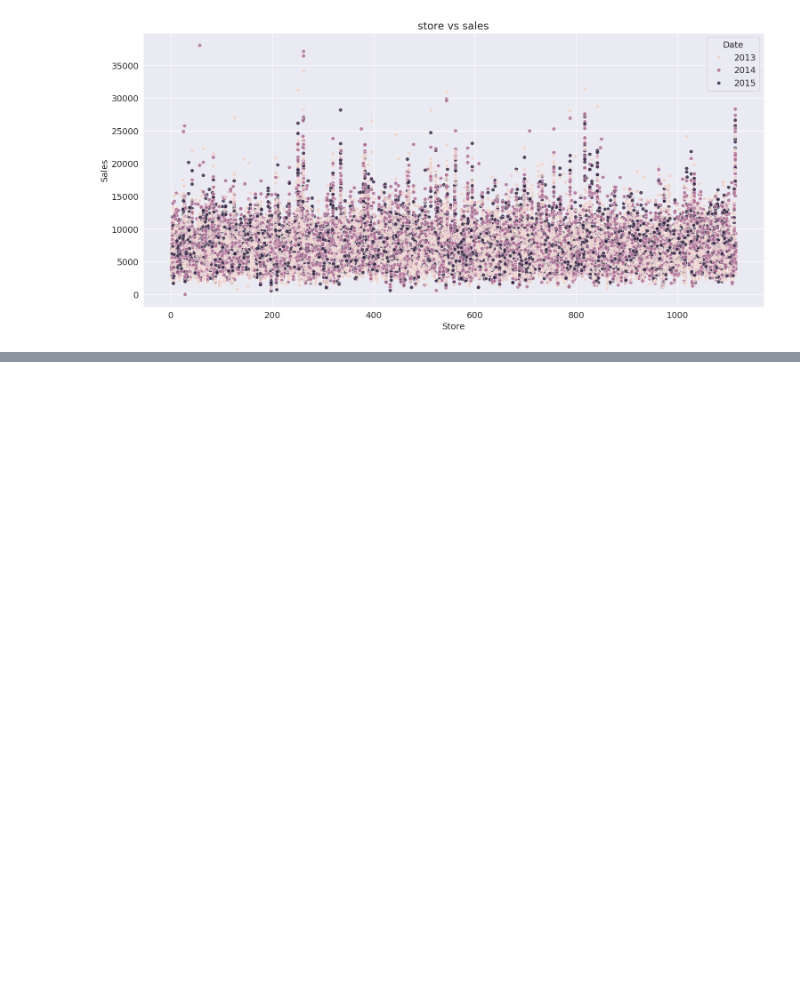
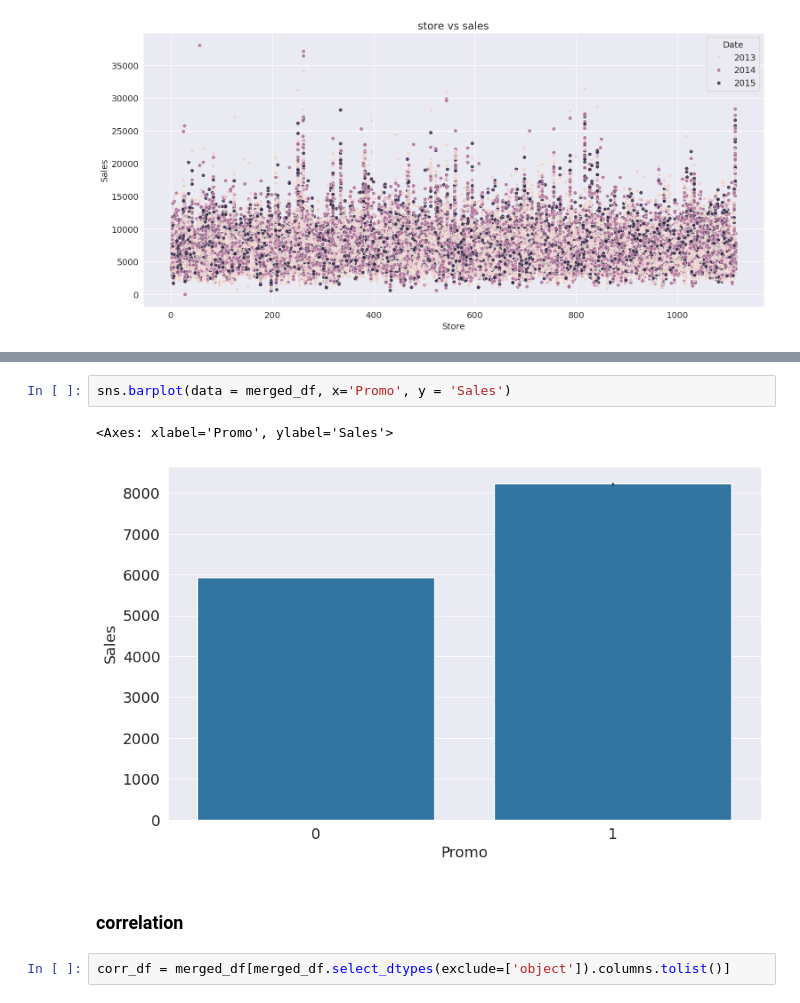
Before and after one commit to amanullahshah32/Machine-Learning, a Jupyter notebook: Machine_Learning_Project_Approaces/Rossmann_Store_Sales.ipynb, the cells around one changed output, grey strips where cells are left out. Drawn from its saved outputs; the diff is of its cells as text; blank space fills up the shorter version.

Commit message:
correlation

```diff
--- a/Machine_Learning_Project_Approaces/Rossmann_Store_Sales.ipynb
+++ b/Machine_Learning_Project_Approaces/Rossmann_Store_Sales.ipynb
@@ -271,0 +277,9 @@ plt.show()
+# %%
+sns.barplot(data = merged_df, x='Promo', y = 'Sales')
+# %% [output]
+<Axes: xlabel='Promo', ylabel='Sales'>
+[figure, added]
+# %% [markdown]
+### correlation
+# %%
+corr_df = merged_df[merged_df.select_dtypes(exclude=['object']).columns.tolist()]
```
Also changed, not shown: parts of 4 cells of this notebook.
